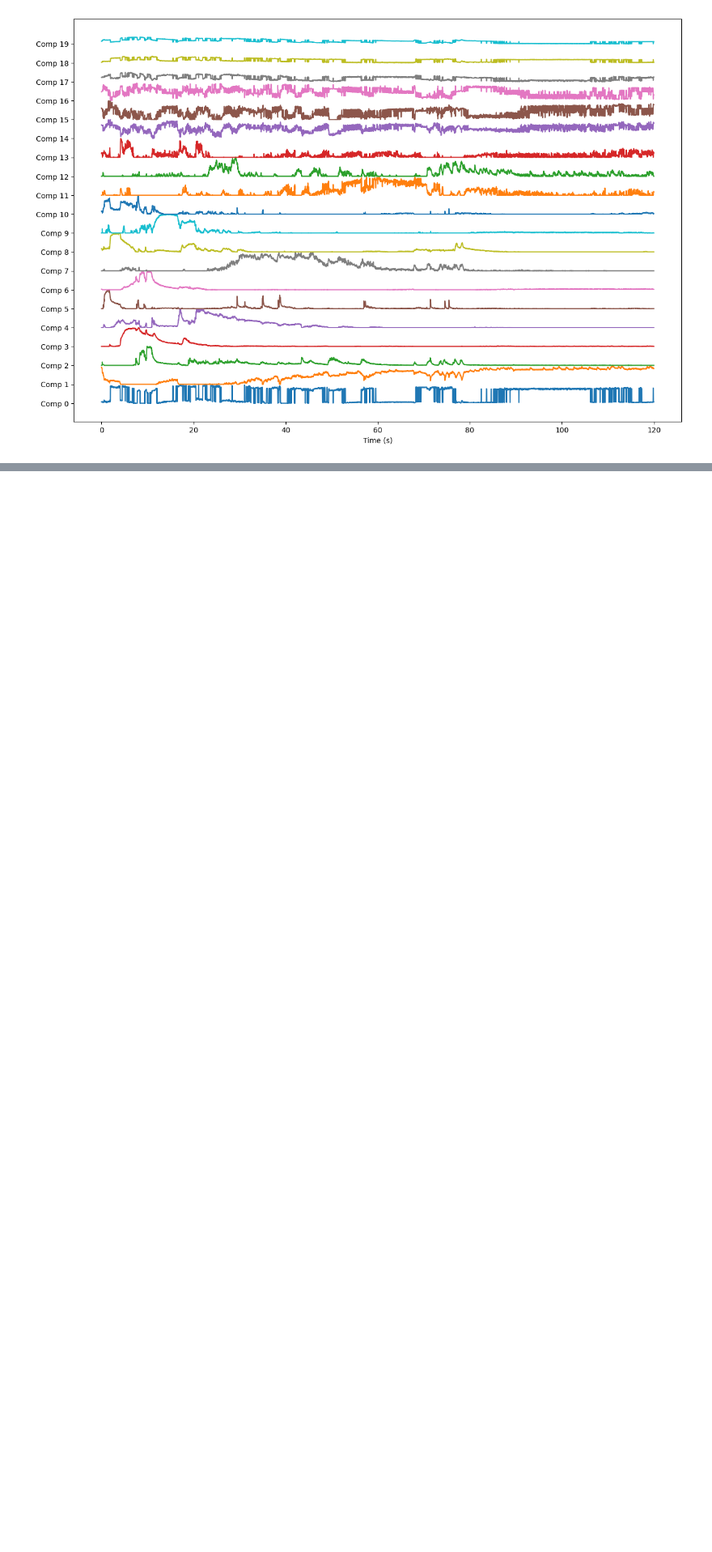
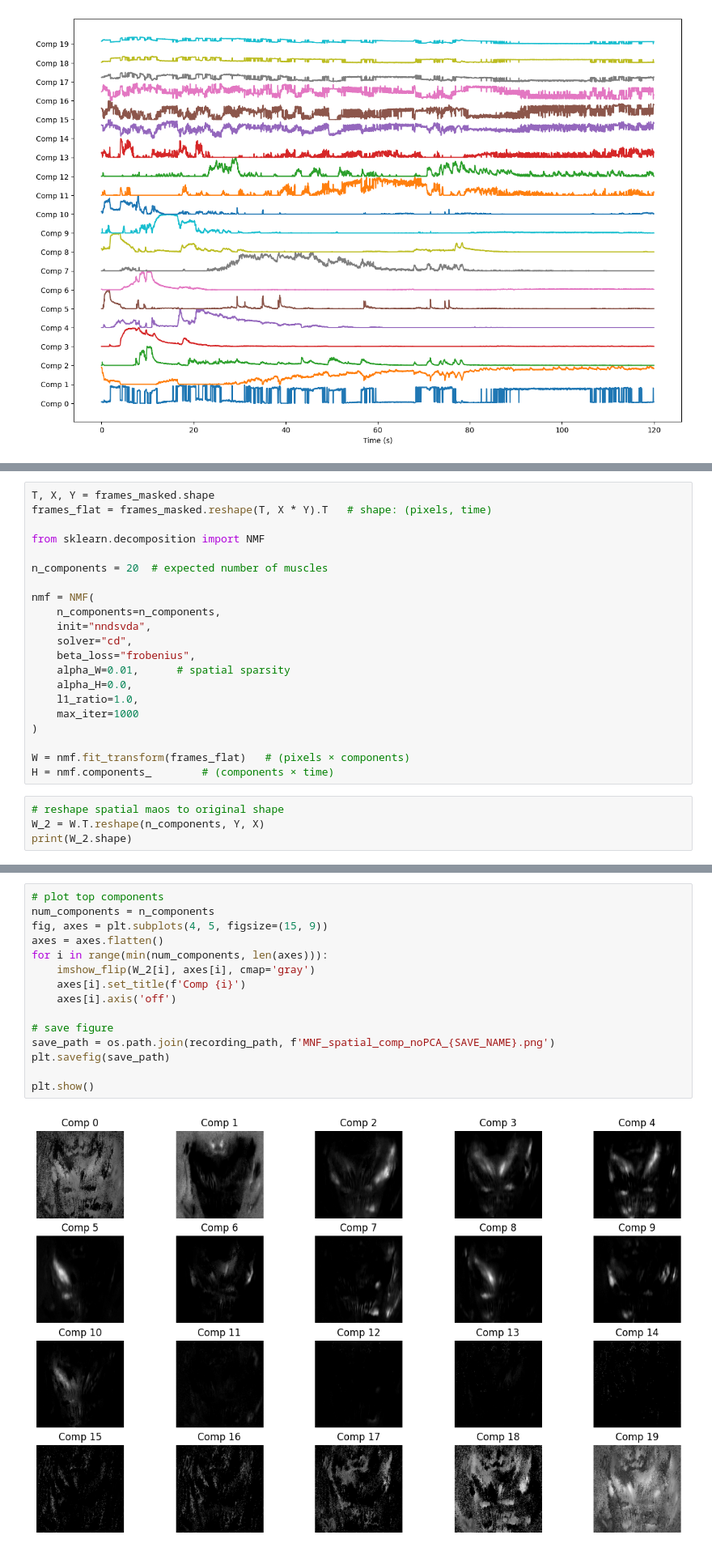
Before and after one commit to azmaite/Devel, a Jupyter notebook: Pupa_muscle_imaging/PCA_sections.ipynb, the cells around one changed output, grey strips where cells are left out. Shown at 81% size. Cells and saved outputs as stored; diff of their text form; blank space fills up the shorter version.

```diff
--- a/Pupa_muscle_imaging/PCA_sections.ipynb
+++ b/Pupa_muscle_imaging/PCA_sections.ipynb
@@ -343,0 +320,25 @@ plt.show()
+# %%
+T, X, Y = frames_masked.shape
+frames_flat = frames_masked.reshape(T, X * Y).T   # shape: (pixels, time)
+
+from sklearn.decomposition import NMF
+
+n_components = 20  # expected number of muscles
+
+nmf = NMF(
+    n_components=n_components,
+    init="nndsvda",
+    solver="cd",
+    beta_loss="frobenius",
+    alpha_W=0.01,      # spatial sparsity
+    alpha_H=0.0,
+    l1_ratio=1.0,
+    max_iter=1000
+)
+
+W = nmf.fit_transform(frames_flat)   # (pixels × components)
+H = nmf.components_        # (components × time)
+# %%
+# reshape spatial maos to original shape
+W_2 = W.T.reshape(n_components, Y, X)
+print(W_2.shape)
@@ -343,0 +347,17 @@ plt.show()
+# %%
+# plot top components
+num_components = n_components
+fig, axes = plt.subplots(4, 5, figsize=(15, 9))
+axes = axes.flatten()
+for i in range(min(num_components, len(axes))):
+    imshow_flip(W_2[i], axes[i], cmap='gray')
+    axes[i].set_title(f'Comp {i}')
+    axes[i].axis('off')
+
+# save figure
+save_path = os.path.join(recording_path, f'MNF_spatial_comp_noPCA_{SAVE_NAME}.png')
+plt.savefig(save_path)
+
+plt.show()
+# %% [output]
+[figure, added]
```
Also changed, not shown: parts of 7 cells of this notebook.
